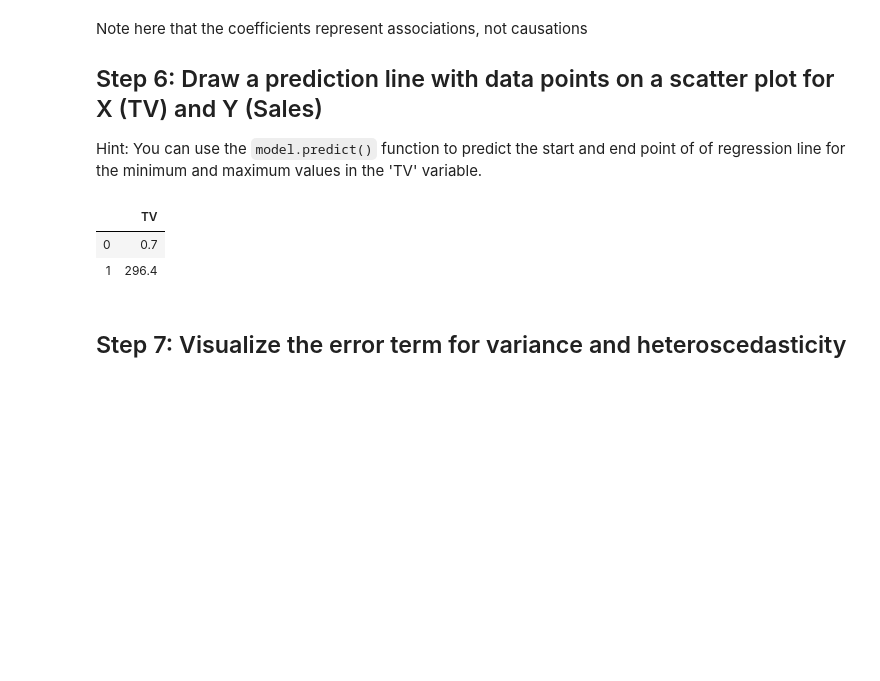
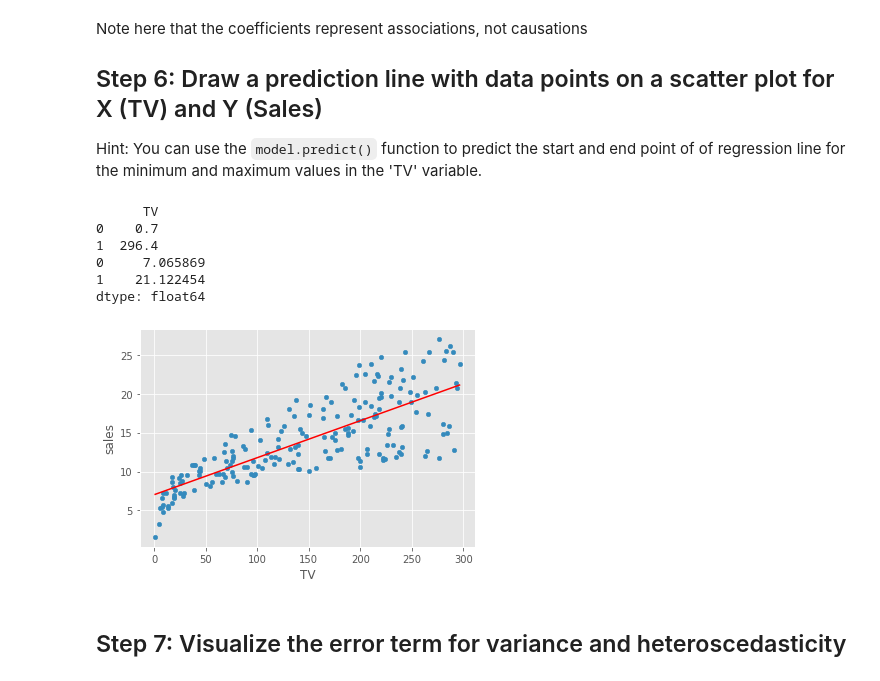
Before and after one commit to yagutaro/dsc-ols-statsmodels-lab-hbs-ds-060120, a Jupyter notebook: index.ipynb, the cells around one changed output. Cells and saved outputs as stored; diff of their text form; code cells hidden in the pictures; blank space fills up the shorter version.

```diff
--- a/index.ipynb
+++ b/index.ipynb
@@ -151,15 +151,23 @@ Hint: You can use the `model.predict()` function to predict the start and end po
 # %%
 # create a DataFrame with the minimum and maximum values of TV
 x_new = pd.DataFrame({'TV': [df.TV.min(), df.TV.max()]})
-print(x_new.)
+print(x_new.head())
 # make predictions for those x values and store them
-
+preds = model.predict(x_new)
+print(preds)
 
 # first, plot the observed data and the least squares line
+df.plot(kind='scatter', x='TV', y='sales')
+plt.plot(x_new, preds, c='red')
+plt.show()
 # %% [output]
-|  | TV |
-| 0 | 0.7 |
-| 1 | 296.4 |
+      TV
+0    0.7
+1  296.4
+0     7.065869
+1    21.122454
+dtype: float64
+[figure, added]
 # %% [markdown]
 ## Step 7: Visualize the error term for variance and heteroscedasticity
 # %%
```
